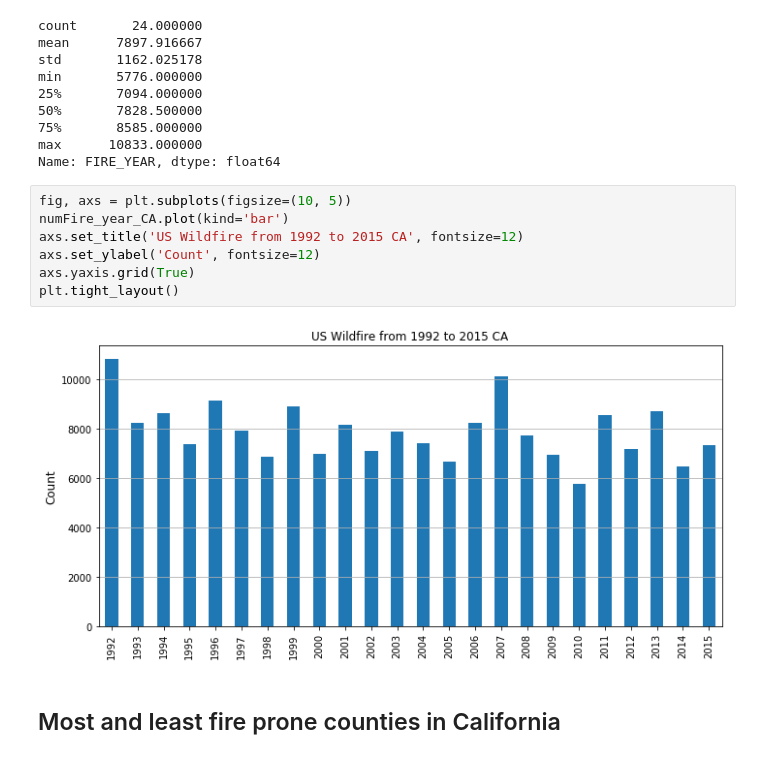
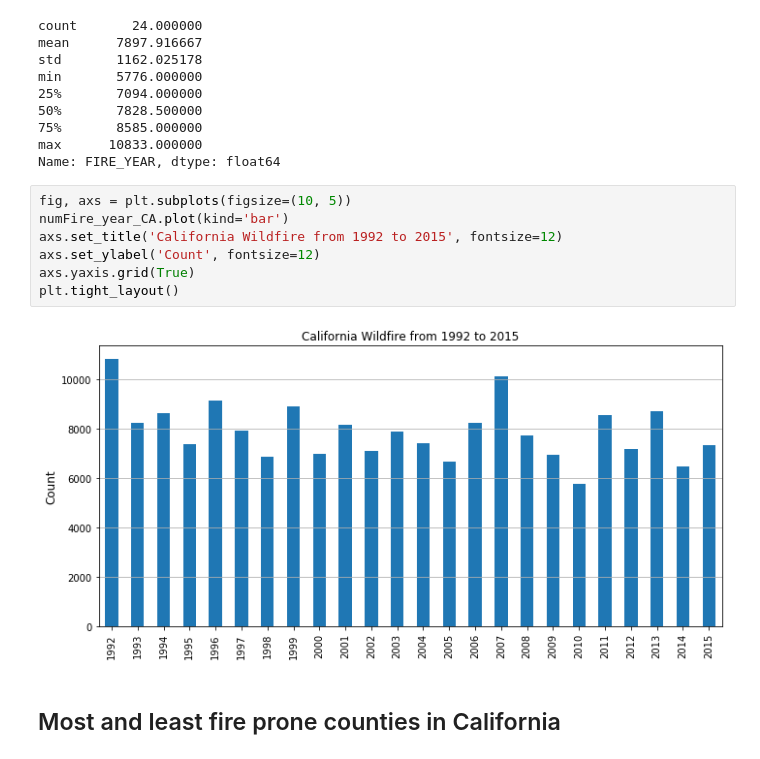
Before and after one commit to Davidloku1234567/wildfire, a Jupyter notebook: wildFire_1.ipynb, the cells around one changed output. Cells and saved outputs as stored; diff of their text form.

Commit message:
fix: Change CA wildfire plot title

```diff
--- a/wildFire_1.ipynb
+++ b/wildFire_1.ipynb
@@ -123,12 +123,12 @@ Name: FIRE_YEAR, dtype: float64
 # %%
 fig, axs = plt.subplots(figsize=(10, 5))
 numFire_year_CA.plot(kind='bar')
-axs.set_title('US Wildfire from 1992 to 2015 CA', fontsize=12)
+axs.set_title('California Wildfire from 1992 to 2015', fontsize=12)
 axs.set_ylabel('Count', fontsize=12)
 axs.yaxis.grid(True)
 plt.tight_layout()
 # %% [output]
-[figure, old version]
+[figure, new version]
 # %% [markdown]
 ## Most and least fire prone counties in California
 # %%
```
